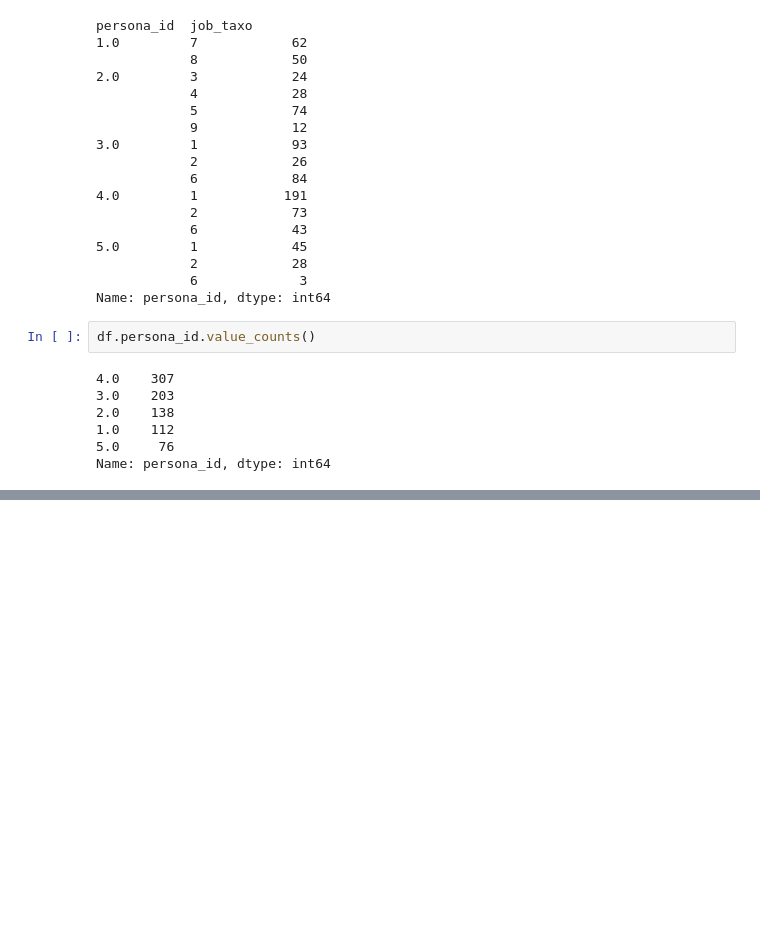
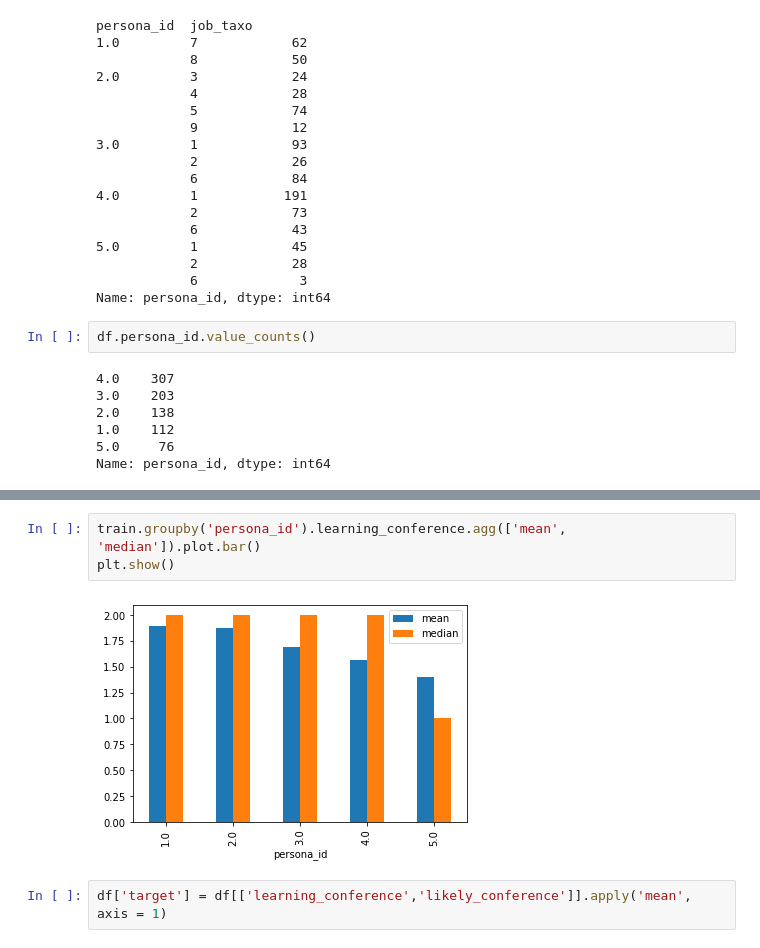
Before and after one commit to PersonaPredicta/Survey_Says..., a Jupyter notebook: dom/dom_nb.ipynb, the cells around one changed output, grey strips where cells are left out. Cells and saved outputs as stored; diff of their text form; blank space fills up the shorter version.

```diff
--- a/dom/dom_nb.ipynb
+++ b/dom/dom_nb.ipynb
@@ -142,0 +212,7 @@ Length: 868, dtype: float64
+# %%
+train.groupby('persona_id').learning_conference.agg(['mean', 'median']).plot.bar()
+plt.show()
+# %% [output]
+[figure, added]
+# %%
+df['target'] = df[['learning_conference','likely_conference']].apply('mean', axis = 1)
```
Also changed, not shown: parts of 27 cells of this notebook.
